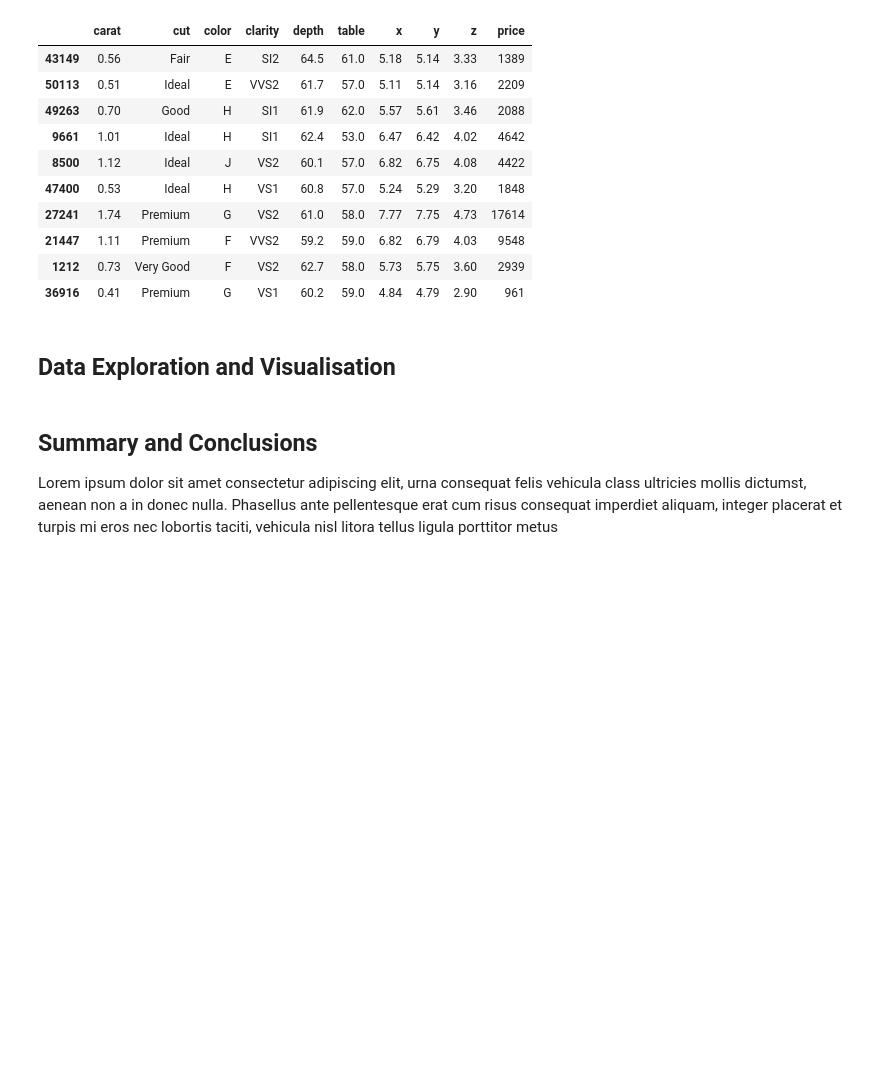
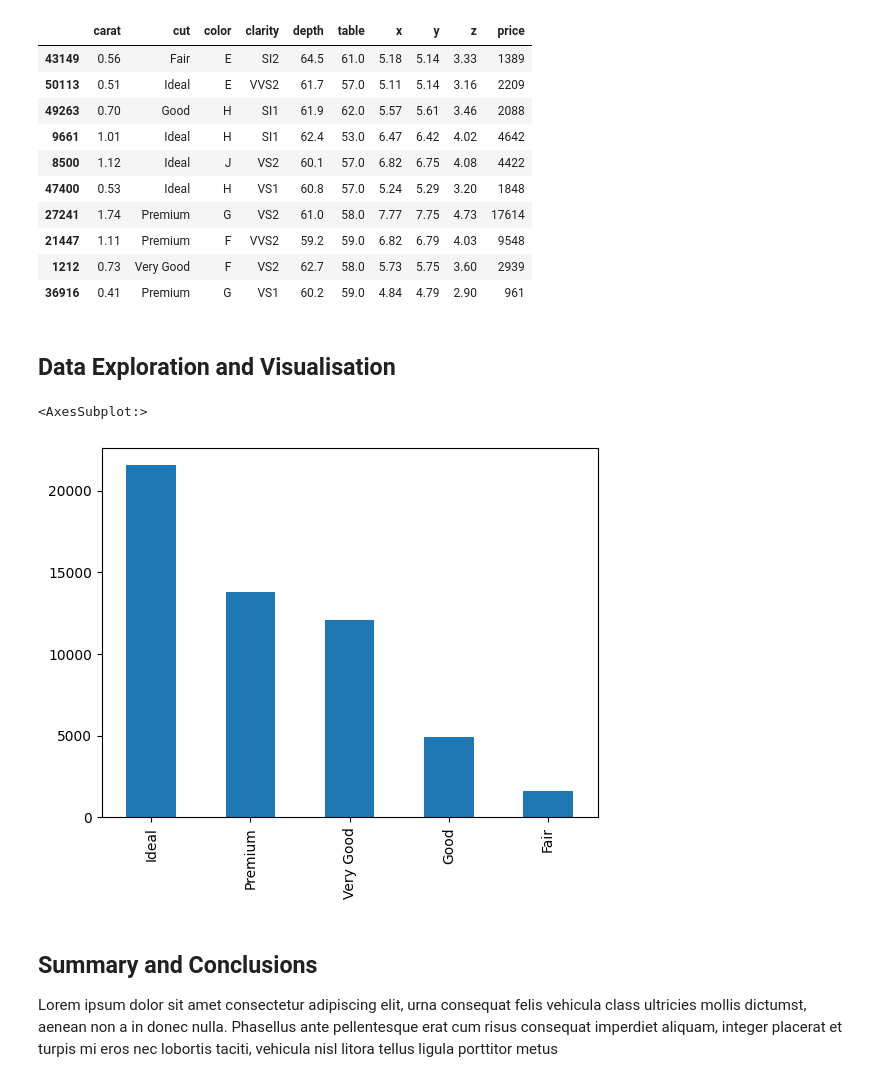
Before and after one commit to ritizzzz/math-phase1, a Jupyter notebook: phase1.ipynb, the cells around one changed output. Cells and saved outputs as stored; diff of their text form; code cells hidden in the pictures; blank space fills up the shorter version.

Commit message:
bar graph added

```diff
--- a/phase1.ipynb
+++ b/phase1.ipynb
@@ -190,6 +190,13 @@ df.iloc[:, :].sample(n=10, random_state=8)
 | 36916 | 0.41 | Premium | G | VS1 | 60.2 | 59.0 | 4.84 | 4.79 | 2.90 | 961 |
 # %% [markdown]
 ## Data Exploration and Visualisation
+# %%
+import seaborn as sns
+import matplotlib as mlt
+df['cut'].value_counts().plot(kind='bar')
+# %% [output]
+<AxesSubplot:>
+[figure, added]
 # %% [markdown]
 ## Summary and Conclusions
 Lorem ipsum dolor sit amet consectetur adipiscing elit, urna consequat felis vehicula class ultricies mollis dictumst, aenean non a in donec nulla. Phasellus ante pellentesque erat cum risus consequat imperdiet aliquam, integer placerat et turpis mi eros nec lobortis taciti, vehicula nisl litora tellus ligula porttitor metus
```
